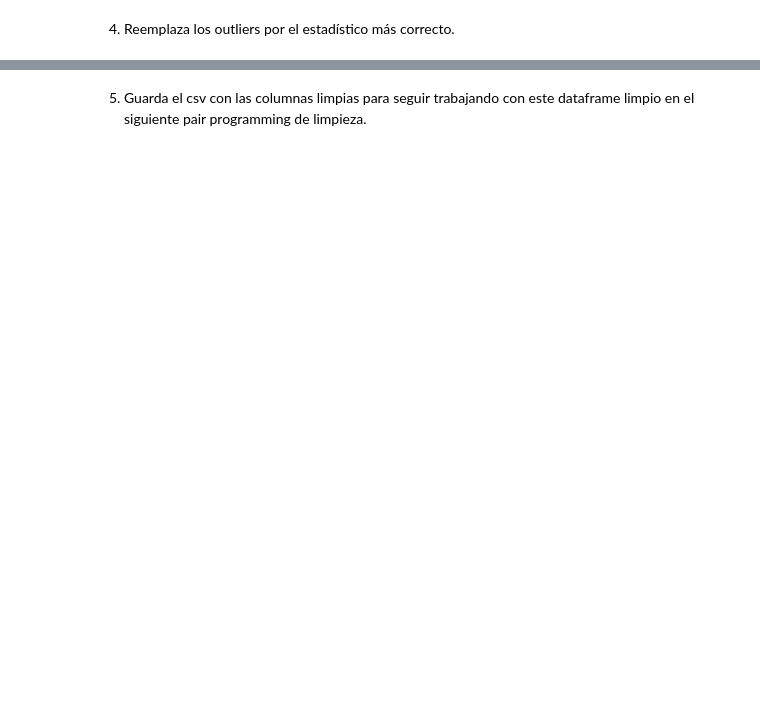
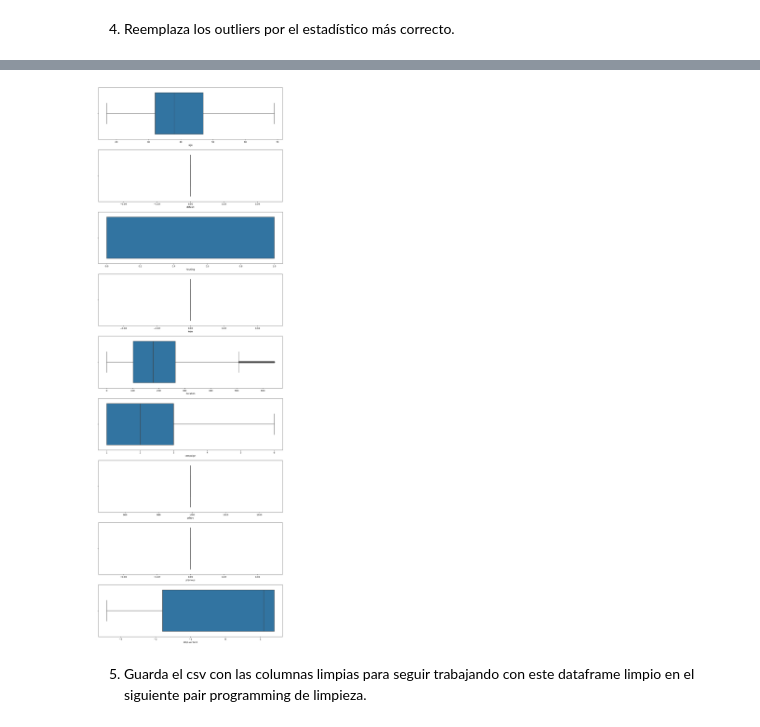
Before and after one commit to anane3373/promoE_modulo2_sprint2_pairprogramming_AnaGuardiayAndreaCabrera, a Jupyter notebook: limpieza_pair/limpieza3_18_8.ipynb, the cells around one changed output, grey strips where cells are left out. Drawn from its saved outputs; the diff is of its cells as text; code cells hidden in the pictures; blank space fills up the shorter version.

```diff
--- a/limpieza_pair/limpieza3_18_8.ipynb
+++ b/limpieza_pair/limpieza3_18_8.ipynb
@@ -19,0 +58,3 @@ Ya hemos limpiado todas las columnas que parecía que no tenían el tipo de dato
+# %%
+lista_columnas = list(df_numericas.columns)
+lista_columnas
@@ -19,0 +71,3 @@ Ya hemos limpiado todas las columnas que parecía que no tenían el tipo de dato
+# %%
+indices = detec_outliers(lista_columnas, df)
+indices
@@ -19,0 +92,3 @@ Ya hemos limpiado todas las columnas que parecía que no tenían el tipo de dato
+# %%
+for k, v in indices.items():
+    print(k,v)
@@ -20,2 +103,12 @@ Ya hemos limpiado todas las columnas que parecía que no tenían el tipo de dato
 # %% [markdown]
 4. Reemplaza los outliers por el estadístico más correcto.
+# %%
+df2 = df
+dicc_mediana = {}
+for k, v in indices.items():
+    mediana = df2[k].median()
+    dicc_mediana[k] = mediana
+    for i in v:
+        df2.loc[i,k] = mediana
+df_num2 = df2.select_dtypes(include = np.number)
+print(dicc_mediana)
@@ -22,2 +133,10 @@ Ya hemos limpiado todas las columnas que parecía que no tenían el tipo de dato
+# %%
+fig, ax = plt.subplots(9, 1, figsize=(15,45))
+
+for i in range(len(df_num2.columns)):
+    sns.boxplot(x=df_num2.columns[i], data=df_num2, ax=ax[i])
+plt.show()
+# %% [output]
+[figure, added]
 # %% [markdown]
 5. Guarda el csv con las columnas limpias para seguir trabajando con este dataframe limpio en el siguiente pair programming de limpieza.
```
Also changed, not shown: parts of 12 cells of this notebook, 3 other files.
